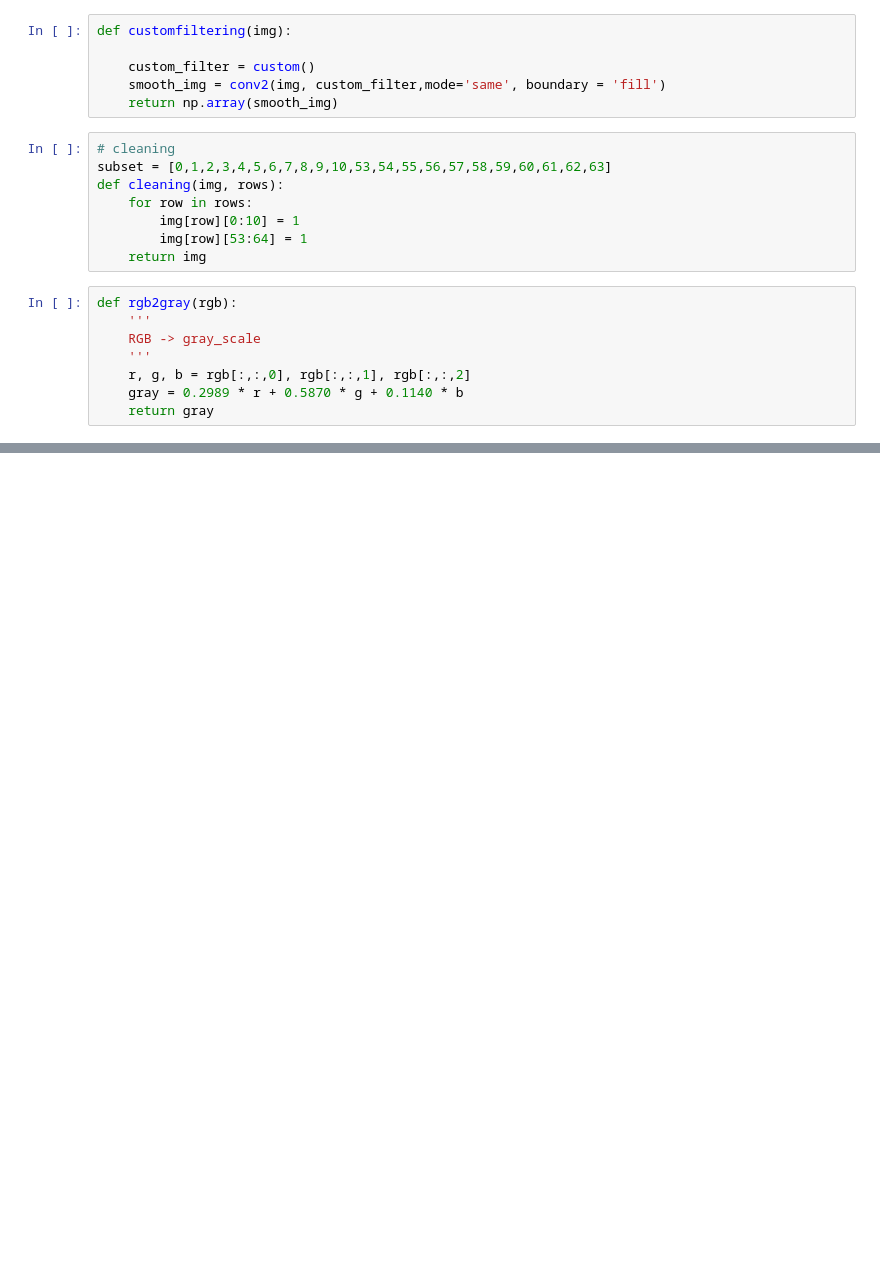
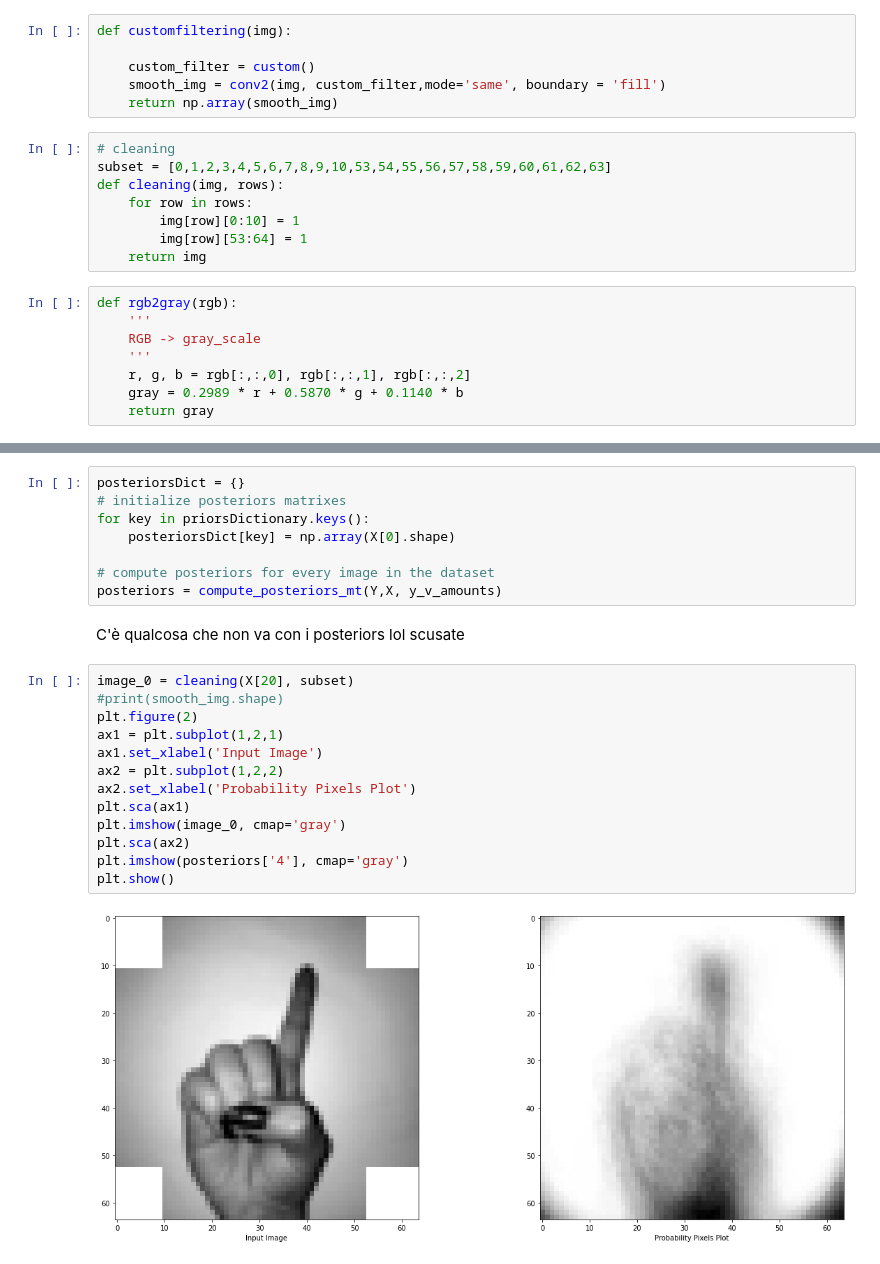
Before and after one commit to S4b3/Sign-Language-Digits-Recognition, a Jupyter notebook: FP.ipynb, the cells around one changed output, grey strips where cells are left out. Cells and saved outputs as stored; diff of their text form; blank space fills up the shorter version.

```diff
--- a/FP.ipynb
+++ b/FP.ipynb
@@ -111,0 +183,25 @@ plt.show()
+# %%
+posteriorsDict = {}
+# initialize posteriors matrixes
+for key in priorsDictionary.keys():
+    posteriorsDict[key] = np.array(X[0].shape)
+
+# compute posteriors for every image in the dataset
+posteriors = compute_posteriors_mt(Y,X, y_v_amounts)
+# %% [markdown]
+C'è qualcosa che non va con i posteriors lol scusate
+# %%
+image_0 = cleaning(X[20], subset)
+#print(smooth_img.shape)
+plt.figure(2)
+ax1 = plt.subplot(1,2,1)
+ax1.set_xlabel('Input Image')
+ax2 = plt.subplot(1,2,2)
+ax2.set_xlabel('Probability Pixels Plot')
+plt.sca(ax1)
+plt.imshow(image_0, cmap='gray')
+plt.sca(ax2)
+plt.imshow(posteriors['4'], cmap='gray')
+plt.show()
+# %% [output]
+[figure, added]
```
Also changed, not shown: parts of 8 cells of this notebook.
